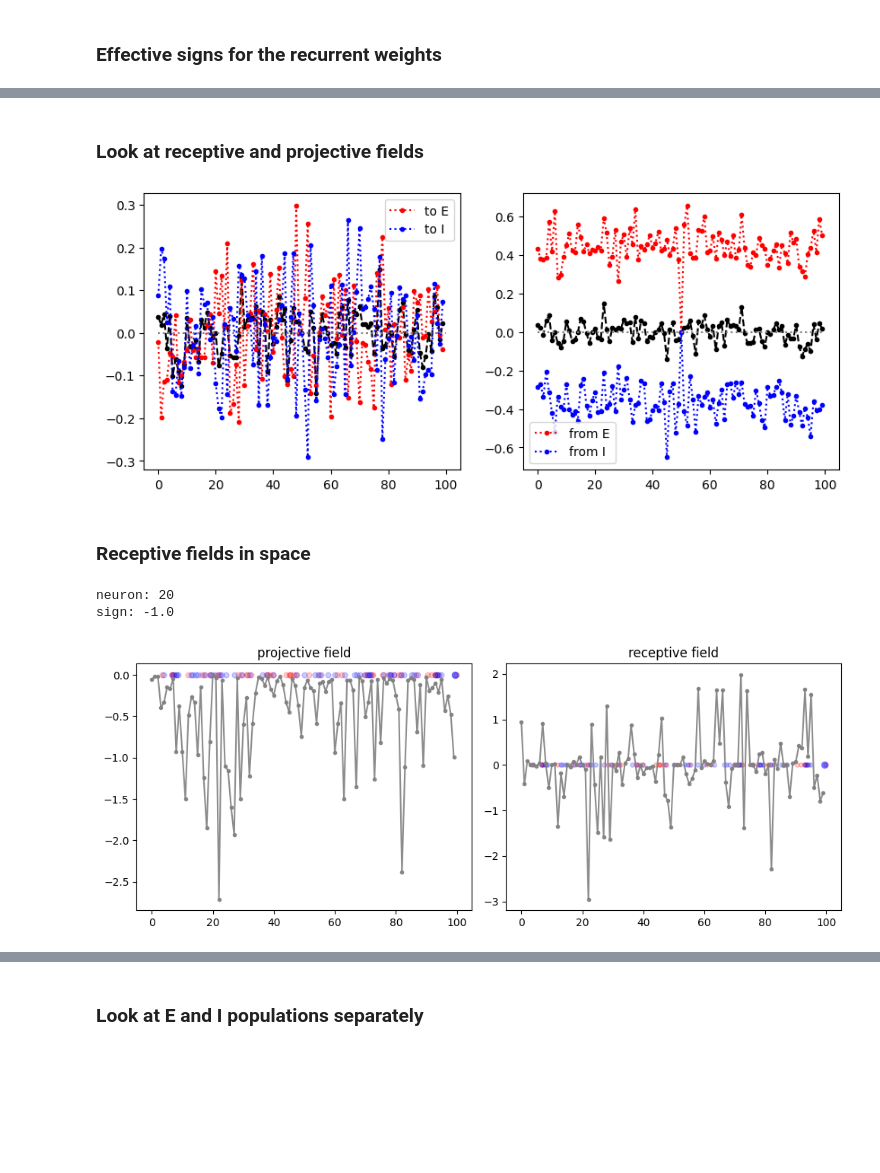
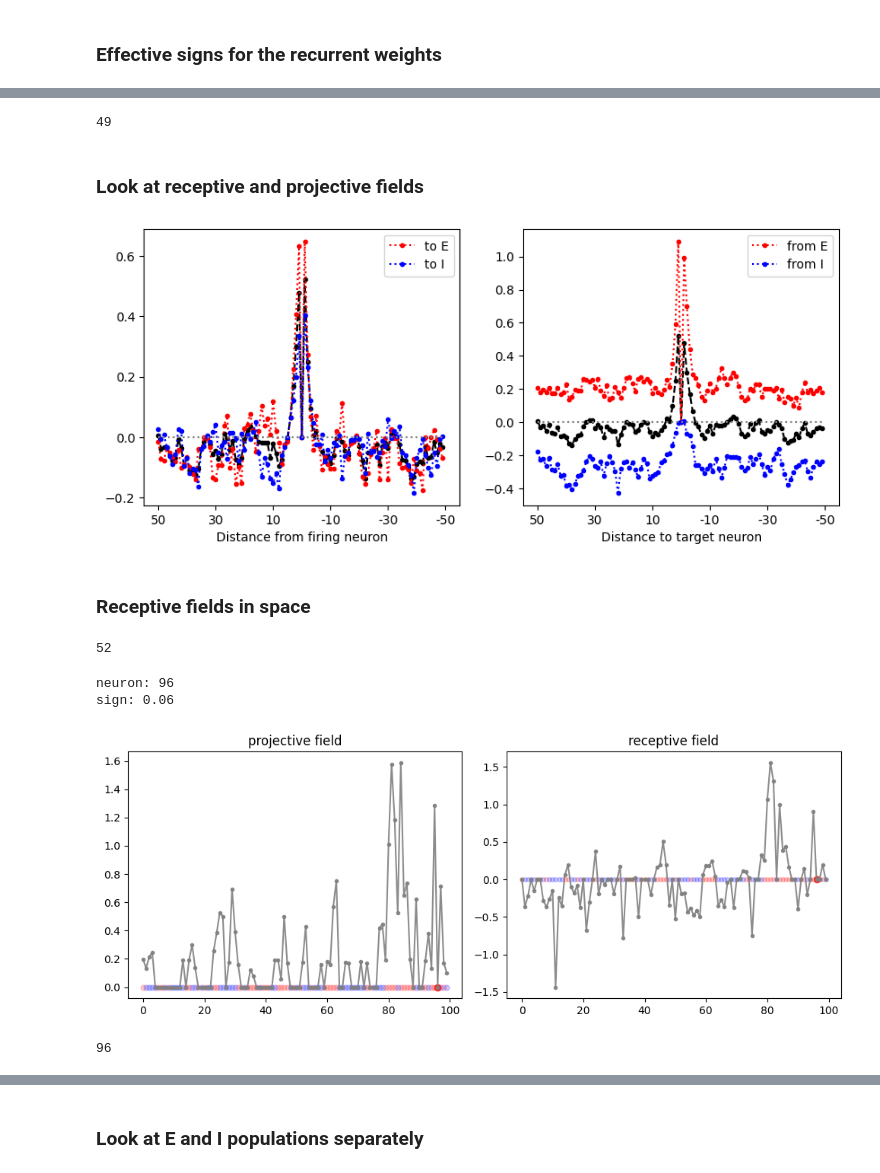
Before and after one commit to Joshua-Lemus/Diploma-project, a Jupyter notebook: attractor.ipynb, the cells around one changed output, grey strips where cells are left out. Drawn from its saved outputs; the diff is of its cells as text; code cells hidden in the pictures; blank space fills up the shorter version.

```diff
--- a/attractor.ipynb
+++ b/attractor.ipynb
@@ -136,9 +137,19 @@ pars.save_dir = f'results_notebook'
 # %%
 # GET DATASET
-makedir(pars.data_dir)
-data_and_properties = get_data(pars, dtype=dtype, device=device)
-train_dataset, test_dataset, teacher_weights, x_teacher = data_and_properties
-print(f"{pars.dim} dimensional inputs of size {pars.lN}^{pars.dim} = {pars.N}")
-print(f"num train: {pars.num_train}, num test: {pars.num_test}, num label: {pars.num_label}")
+def get_new_dataset(pars):
+    makedir(pars.data_dir)
+    data_and_properties = get_data(pars, dtype=dtype, device=device)
+    train_dataset, test_dataset, teacher_weights, x_teacher = data_and_properties
+    print(f"{pars.dim} dimensional inputs of size {pars.lN}^{pars.dim} = {pars.N}")
+    print(f"num train: {pars.num_train}, num test: {pars.num_test}, num label: {pars.num_label}")
+
+    # gen patterns
+    # X = 1. * (np.random.rand(P,N) <= sparsities[None])
+    X = 0.5 * (1 + np.sign(train_dataset.tensors[0].numpy()))   # 0 or 1
+    Y = 2. * X - 1.                                             # -1 or 1
+
+    return train_dataset, test_dataset, teacher_weights, x_teacher, X, Y
+
+train_dataset, test_dataset, teacher_weights, x_teacher, X, Y = get_new_dataset(pars)
 # %% [output]
 1 dimensional inputs of size 100^1 = 100
@@ -451,0 +420,3 @@ zero loss converged at 50 epochs
+# %%
+# run an example
+J, I, errs, en_regs, sign_regs, pos_regs  = train_network(X, Y, N, P, J0, I0)
@@ -673,12 +670,19 @@ else:
+# %%
+np.argmax(JmeanfromE)
+# %% [output]
+49
 # %% [markdown]
 ### Look at receptive and projective fields
 # %%
+# Initialize holders
 Jmeanto = np.zeros(N)
 Jmeanfrom = np.zeros(N)
 JmeantoE = np.zeros(N)
 JmeantoI = np.zeros(N)
 JmeanfromE = np.zeros(N)
 JmeanfromI = np.zeros(N)
+
+# On average, what's the J from/to an E/I neuron
 for k in range(N):
     Jmeanto += np.roll(J[k], -k+N//2) * 1/N
     Jmeanfrom += np.roll(J[:,k], -k+N//2) * 1/N
@@ -693,42 +697,49 @@ plt.figure(figsize=(10,4))
 
 if dim == 1:
     plt.subplot(121)
     plt.plot(Jmeanto, '.--', c='k', );
     plt.plot(JmeantoE, '.:', c='red', label='to E');
     plt.plot(JmeantoI, '.:', c='blue', label='to I');
     plt.hlines(y=0, xmin=0, xmax=N, color='gray', ls=':');
+    plt.xticks([i for i in range(0,N+1,N//5)],np.arange(N // 2, -(N // 2 )-20, -N//5).tolist())
+    plt.xlabel('Distance from firing neuron')
     plt.legend();
 
     plt.subplot(122)
     plt.plot(Jmeanfrom, '.--', c='k');
     plt.plot(JmeanfromE, '.:', c='red', label='from E');
     plt.plot(JmeanfromI, '.:', c='blue', label='from I');
     plt.hlines(y=0, xmin=0, xmax=N, color='gray', ls=':');
-
+    plt.xticks([i for i in range(0,N+1,N//5)],np.arange(N // 2, -(N // 2 )-20, -N//5).tolist())
+    plt.xlabel('Distance to target neuron')
     plt.legend();
 else:
     plt.subplot(231)
     plt.imshow(Jmeanto.reshape(lN,lN))
     plt.subplot(232)
     plt.imshow(JmeantoE.reshape(lN,lN))
     plt.subplot(233)
     plt.imshow(JmeantoI.reshape(lN,lN))
 
     plt.subplot(234)
     plt.imshow(Jmeanfrom.reshape(lN,lN))
     plt.subplot(235)
     plt.imshow(JmeanfromE.reshape(lN,lN))
     plt.subplot(236)
     plt.imshow(-JmeanfromI.reshape(lN,lN))
 # %% [output]
-[figure, old version]
+[figure, new version]
 # %% [markdown]
 ### Receptive fields in space
+# %%
+len(indI)
+# %% [output]
+52
 # %%
 if embed_model:
-    ind = 10
+    ind = random.randint(0,len(indE))
     # k = indE[ind]
-    k = indI[ind]
+    k = indE[ind]
     # k = ind
     print("neuron:", k)
     print("sign:", signJ[k])
@@ -741,7 +752,7 @@ if embed_model:
     if dim == 1:
         plt.plot(pos[indE], 0 * np.ones_like(pos[indE]), 'o', ms=5, c='red', alpha=0.2)
         plt.plot(pos[indI], 0 * np.ones_like(pos[indI]), 'o', ms=5, c='blue', alpha=0.2)
-        plt.plot(pos[k], 0, 'o', c=color, alpha=0.4);
+        plt.plot(pos[k], 0, 'o', c=color, alpha=0.7);
         plt.plot(J[:,k], '.-', alpha=0.9, c='gray')
     else:
         plt.plot(pos[k,1], pos[k,0], 'o', c=color);
@@ -752,7 +763,7 @@ if embed_model:
     if dim == 1:
         plt.plot(pos[indE], 0 * np.ones_like(pos[indE]), 'o', ms=4, c='red', alpha=0.2)
         plt.plot(pos[indI], 0 * np.ones_like(pos[indI]), 'o', ms=4, c='blue', alpha=0.2)
-        plt.plot(pos[k], 0, 'o', c=color, alpha=0.4);
+        plt.plot(pos[k], 0, 'o', c=color, alpha=0.7);
         plt.plot(J[k], '.-', alpha=0.9, c='gray');
     else:
         plt.plot(pos[k,1], pos[k,0], 'o', c=color);
@@ -760,6 +771,10 @@ if embed_model:
 
     plt.tight_layout();
 # %% [output]
-neuron: 20
-sign: -1.0
+neuron: 96
+sign: 0.06
-[figure, old version]
+[figure, new version]
+# %%
+k
+# %% [output]
+96
```
Also changed, not shown: parts of 32 cells of this notebook, 2 other files.
